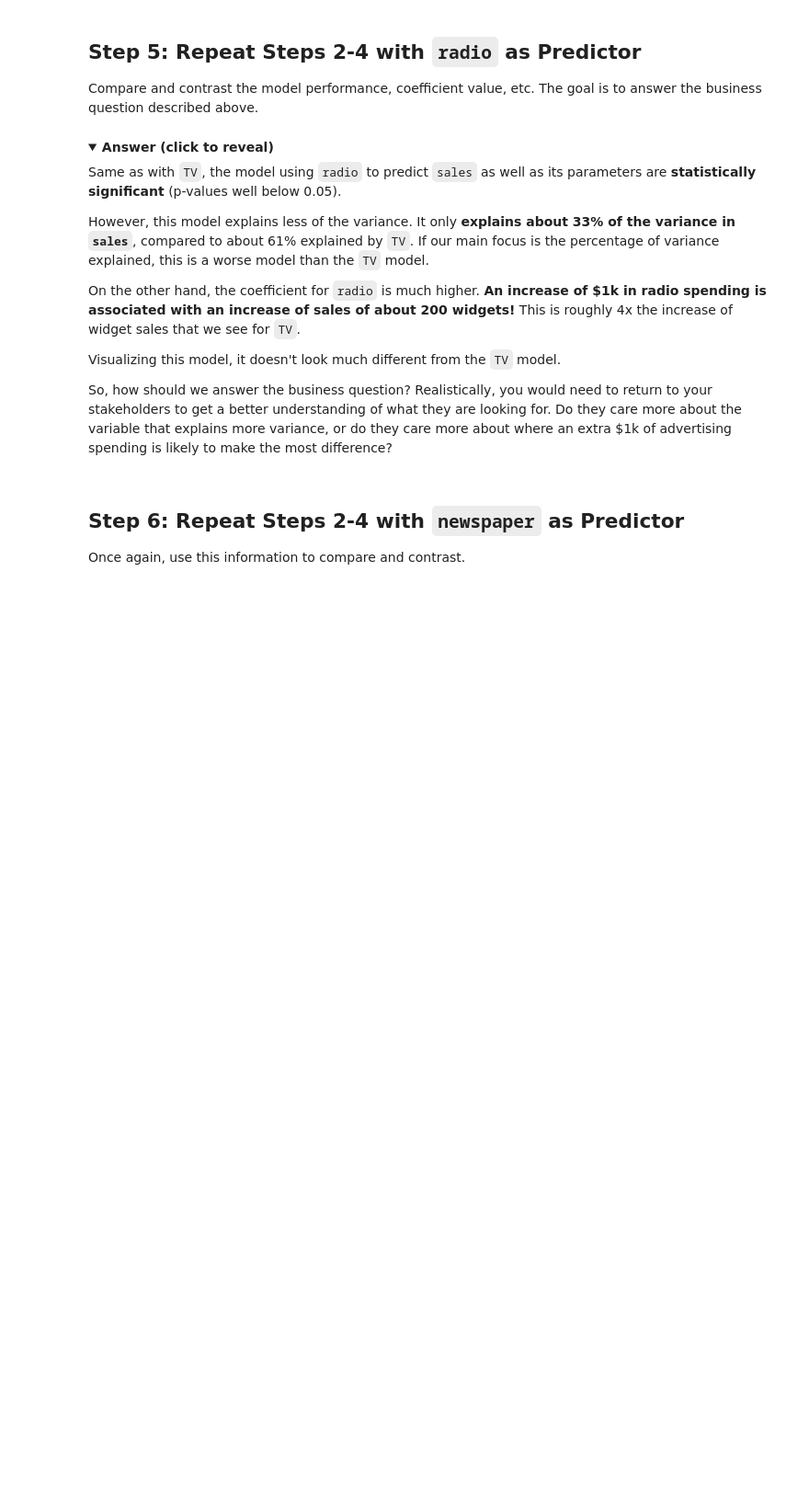
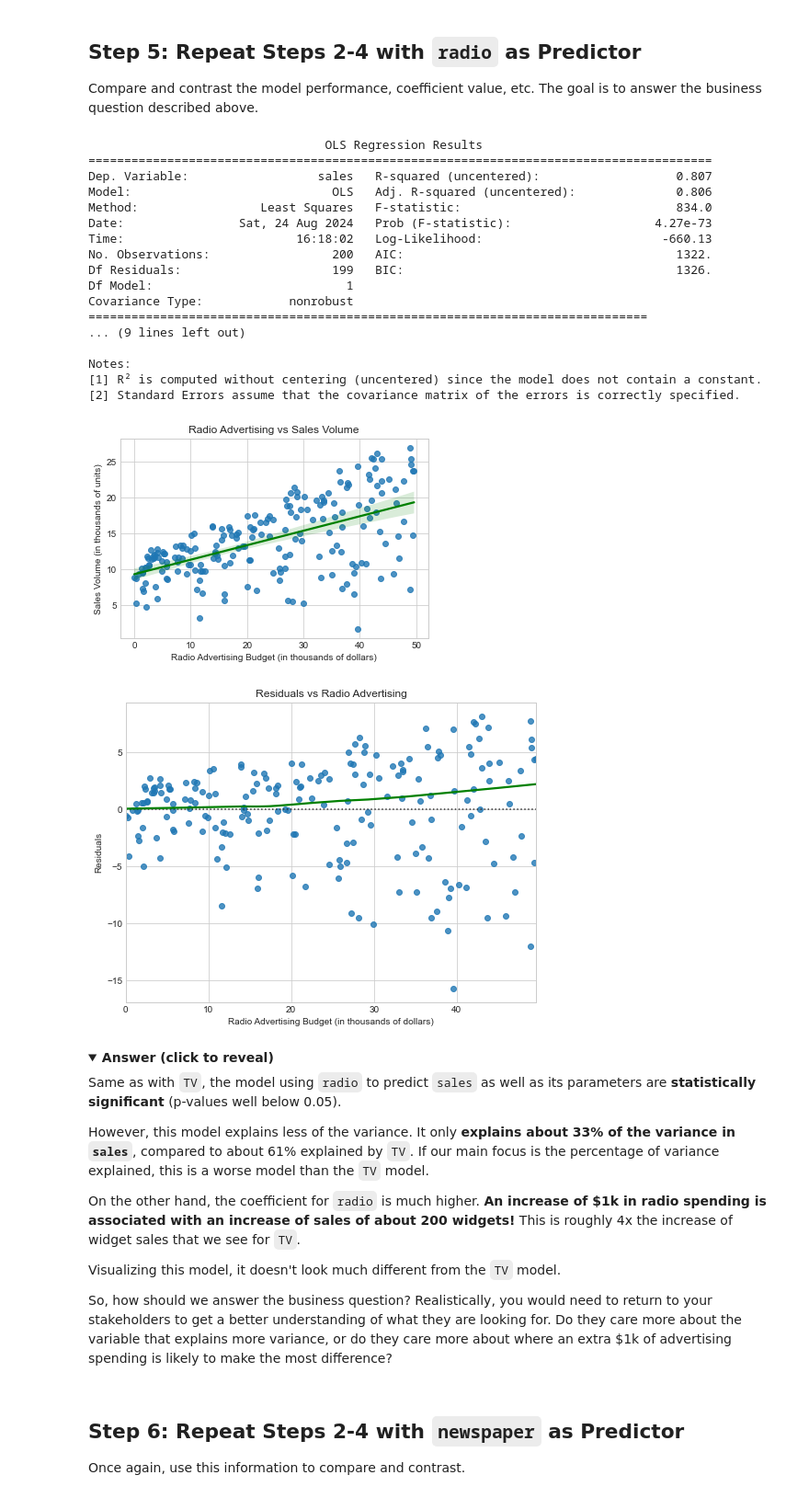
Before and after one commit to woodenikki/dsc-linear-regression-statsmodels-lab, a Jupyter notebook: index.ipynb, the cells around one changed output. Shown: that part at 92% size. Drawn from its saved outputs; the diff is of its cells as text; code cells hidden in the pictures; folded sections open; blank space fills up the shorter version.

```diff
--- a/index.ipynb
+++ b/index.ipynb
@@ -142,3 +218,44 @@ Compare and contrast the model performance, coefficient value, etc. The goal is
+# %%
+# Run model with radio as predictor
+X = df[['radio']]
+y = df['sales']
+radio_model = sm.OLS(y, X).fit()
+print(radio_model.summary())
+
+# Visualize model fit
+sns.regplot(x=df['radio'], y=df['sales'], data=df, line_kws={'color': 'g'})
+plt.title('Radio Advertising vs Sales Volume')
+plt.xlabel('Radio Advertising Budget (in thousands of dollars)')
+plt.ylabel('Sales Volume (in thousands of units)')
+plt.show()
+
+# Visualize residuals
+fig, ax = plt.subplots(figsize=(8, 6))
+sns.residplot(x=df['radio'], y='sales', data=df, lowess=True, line_kws={'color': 'g'})
+plt.title('Residuals vs Radio Advertising')
+plt.xlabel('Radio Advertising Budget (in thousands of dollars)')
+plt.ylabel('Residuals')
+plt.show()
+# %% [output]
+                                 OLS Regression Results
+=======================================================================================
+Dep. Variable:                  sales   R-squared (uncentered):                   0.807
+Model:                            OLS   Adj. R-squared (uncentered):              0.806
+Method:                 Least Squares   F-statistic:                              834.0
+Date:                Sat, 24 Aug 2024   Prob (F-statistic):                    4.27e-73
+Time:                        16:18:02   Log-Likelihood:                         -660.13
+No. Observations:                 200   AIC:                                      1322.
+Df Residuals:                     199   BIC:                                      1326.
+Df Model:                           1
+Covariance Type:            nonrobust
+==============================================================================
+... (9 lines left out)
+
+Notes:
+[1] R² is computed without centering (uncentered) since the model does not contain a constant.
+[2] Standard Errors assume that the covariance matrix of the errors is correctly specified.
+[figure, added]
+[figure, added]
 # %% [markdown]
 <details>
     <summary style="cursor: pointer"><b>Answer (click to reveal)</b></summary>
```
Also changed, not shown: parts of 26 cells of this notebook.
